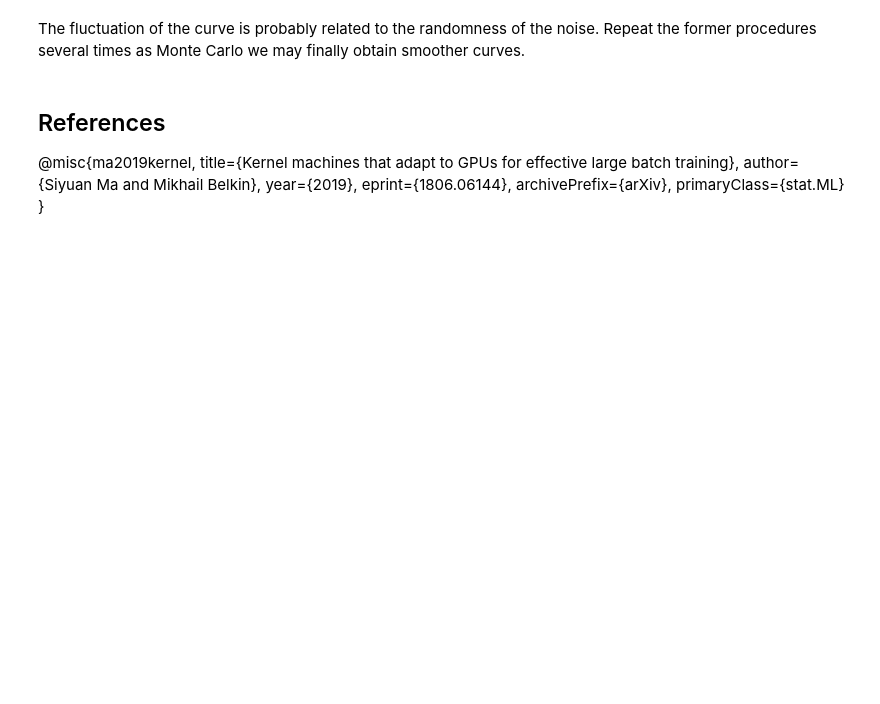
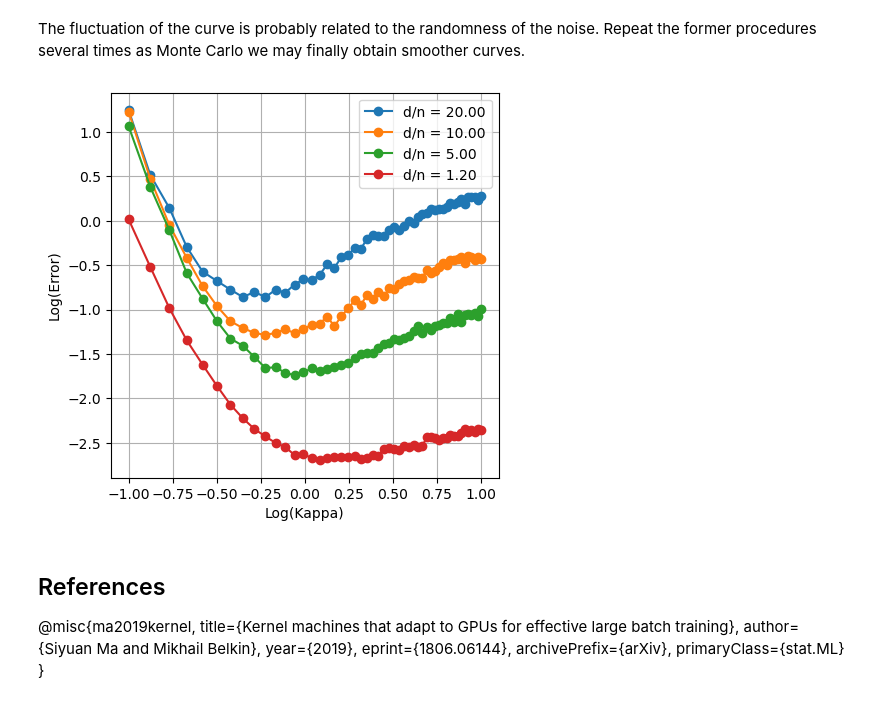
Before and after one commit to Adydio/learning-theory-code, a Jupyter notebook: Liang_2020/Liang2020.ipynb, the cells around one changed output. Drawn from its saved outputs; the diff is of its cells as text; code cells hidden in the pictures; blank space fills up the shorter version.

```diff
--- a/Liang_2020/Liang2020.ipynb
+++ b/Liang_2020/Liang2020.ipynb
@@ -270,5 +270,39 @@ plt.show()
 # %% [markdown]
 The fluctuation of the curve is probably related to the randomness of the noise. Repeat the former procedures several times as Monte Carlo we may finally obtain smoother curves.
+# %%
+e = np.exp(1)
+n = 200
+kappas = np.linspace(1/e, e, 50)
+ds = [4000, 2000, 1000, 240]
+sigma = 0.5
+results = {d: np.zeros(50) for d in ds}
+num_trials = 50
+
+start_time = time.time()
+for d in ds:
+    for trial in range(num_trials):
+        Q, _ = torch.linalg.qr(torch.randn(d, d))
+        for i, kappa in enumerate(kappas):
+            kernel_fn = lambda x, z: gaussian(x, z, bandwidth=np.sqrt(d / 2))
+            eigens = Generate_Eigens(d, kappa)
+            error = KRR_syn(d, n, kappa, kernel_fn=kernel_fn, eigens=eigens, Q=Q, sigma=sigma)
+            results[d][i] += error / num_trials
+
+end_time = time.time()
+print("running time:", end_time - start_time, "s.")
+# %%
+plt.figure(figsize=(5, 5))
+for d in ds:
+    log_kappas = np.log(np.maximum(np.array(kappas), 1e-5))
+    log_results = np.log(np.maximum(results[d], 1e-5))
+    plt.plot(log_kappas, log_results, marker='o', label=f'd/n = {d/n:.2f}')
+plt.xlabel('Log(Kappa)')
+plt.ylabel('Log(Error)')
+plt.legend()
+plt.grid(True)
+plt.show()
+# %% [output]
+[figure, added]
 # %% [markdown]
 ## References
 
```
Also changed, not shown: parts of 3 cells of this notebook.
